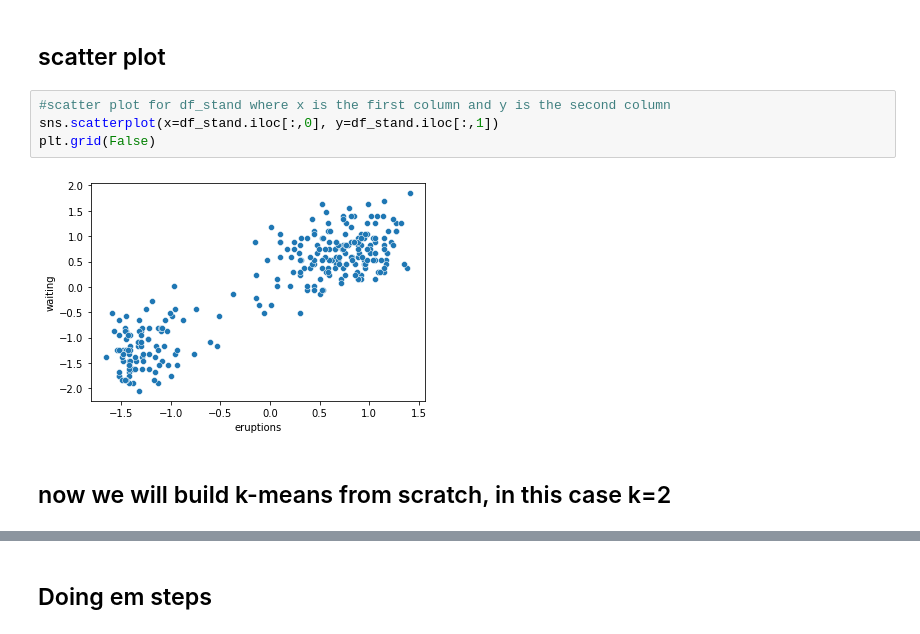
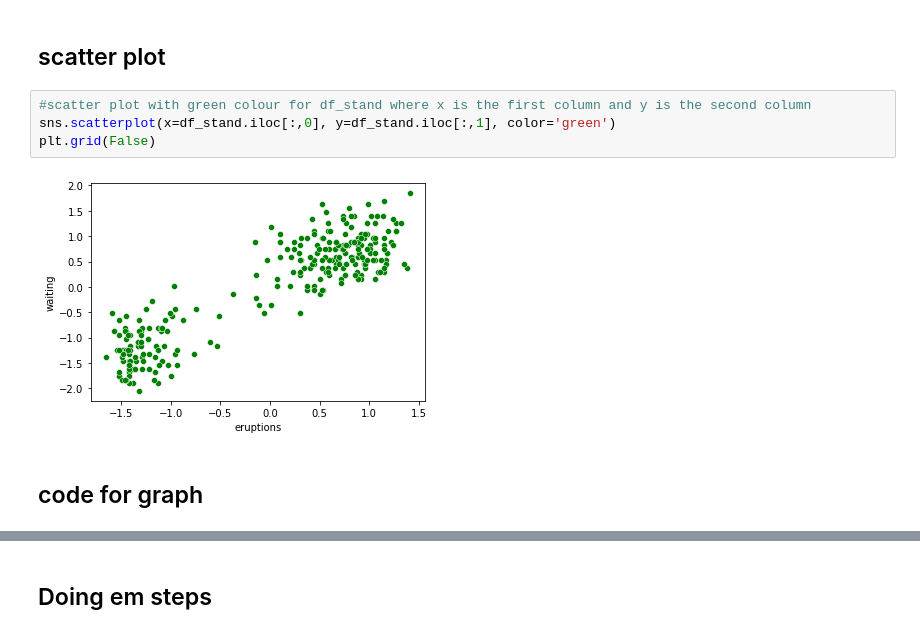
Before and after one commit to divyanx/Machine-Learning-Tasks, a Jupyter notebook: Assignment-02/Q1/QI_1.ipynb, the cells around one changed output, grey strips where cells are left out. Drawn from its saved outputs; the diff is of its cells as text.

```diff
--- a/Assignment-02/Q1/QI_1.ipynb
+++ b/Assignment-02/Q1/QI_1.ipynb
@@ -61,10 +61,10 @@ df_stand.head()
 # %% [markdown]
 ## scatter plot
 # %%
-#scatter plot for df_stand where x is the first column and y is the second column
-sns.scatterplot(x=df_stand.iloc[:,0], y=df_stand.iloc[:,1])
+#scatter plot with green colour for df_stand where x is the first column and y is the second column
+sns.scatterplot(x=df_stand.iloc[:,0], y=df_stand.iloc[:,1], color='green')
 plt.grid(False)
 # %% [output]
-[figure, old version]
+[figure, new version]
-# %% [markdown]
-## now we will build k-means from scratch, in this case k=2
+# %% [markdown]
+## code for graph
```
Also changed, not shown: parts of 4 cells of this notebook.
